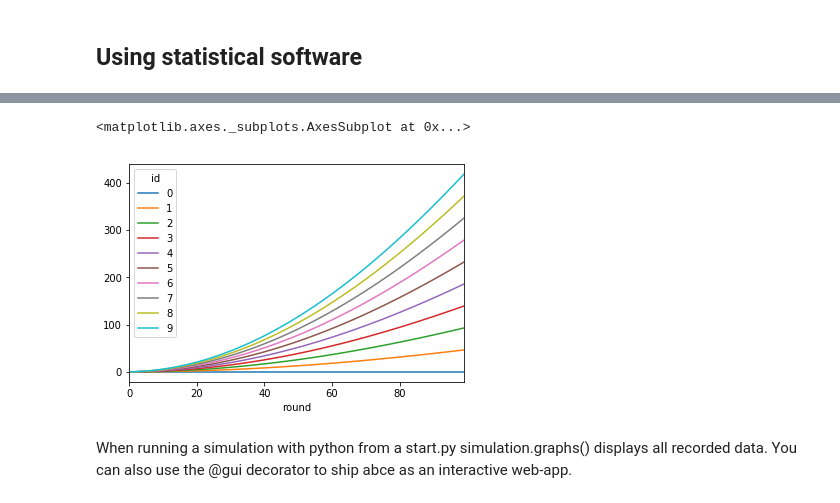
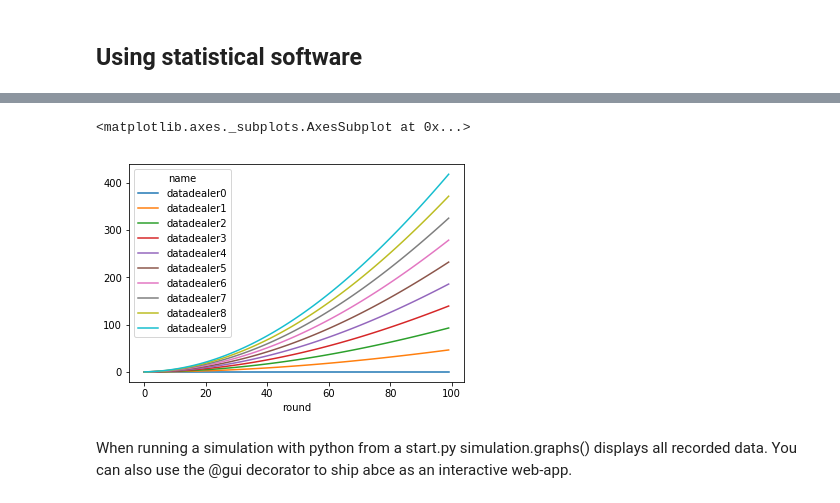
Before and after one commit to AB-CE/examples, a Jupyter notebook: examples/jupyter_tutorial/jupyter_tutorial.ipynb, the cells around one changed output, grey strips where cells are left out. Cells and saved outputs as stored; diff of their text form; code cells hidden in the pictures.

```diff
--- a/examples/jupyter_tutorial/jupyter_tutorial.ipynb
+++ b/examples/jupyter_tutorial/jupyter_tutorial.ipynb
@@ -289,8 +274,8 @@ df.head(20)
 # %%
-df.pivot(index='round', columns='id', values='money').plot()
+df.pivot(index='round', columns='name', values='money').plot()
 # %% [output]
 <matplotlib.axes._subplots.AxesSubplot at 0x...>
-[figure, old version]
+[figure, new version]
 # %% [markdown]
 When running a simulation with python from a start.py simulation.graphs() displays all recorded data. You can also use the @gui decorator to ship abce as an interactive web-app.
 # %% [markdown]
```
Also changed, not shown: parts of 21 cells of this notebook, 27 other files.
